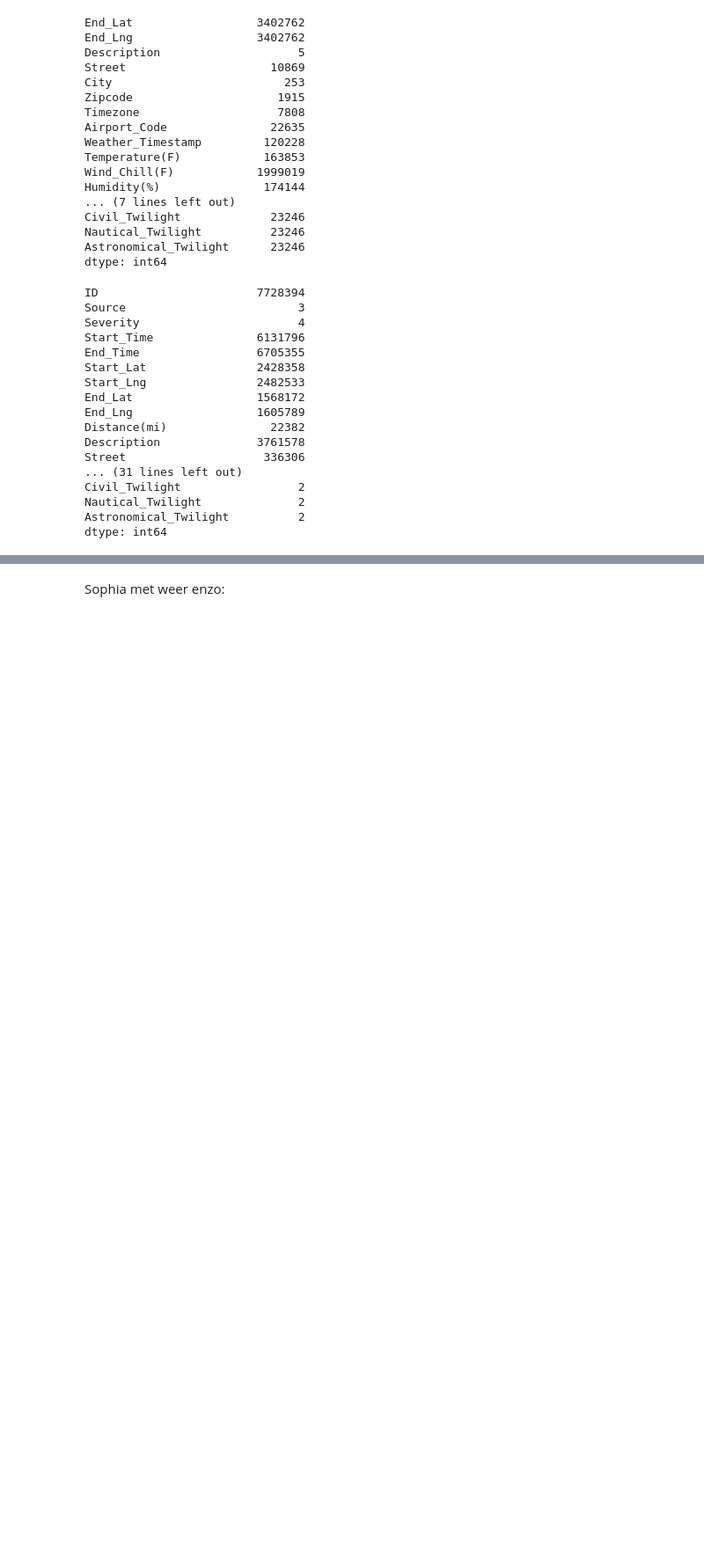
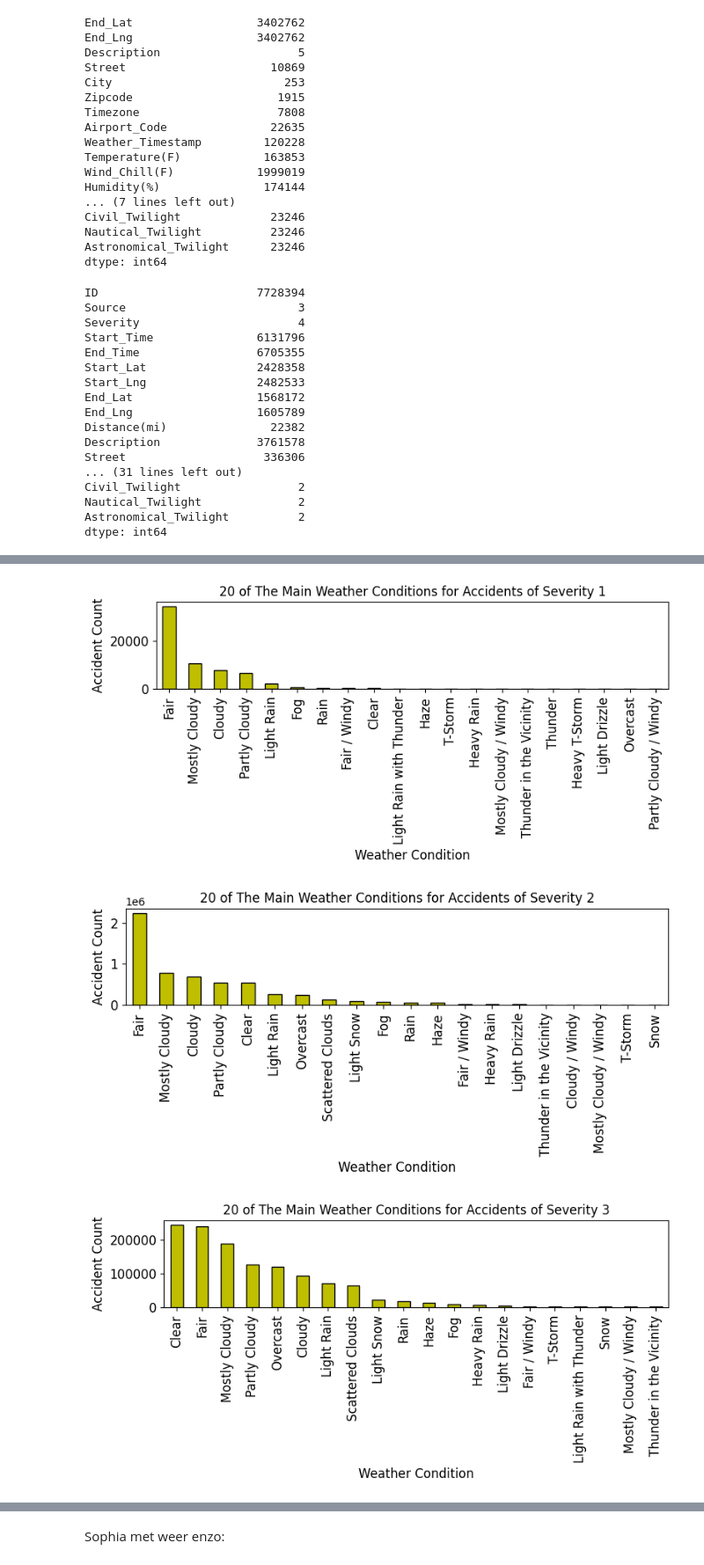
Before and after one commit to IsabelvanDam19/WT_Specialisatie, a Jupyter notebook: Beetje dingen enzo.ipynb, the cells around one changed output, grey strips where cells are left out. Shown at 88% size. Cells and saved outputs as stored; diff of their text form; code cells hidden in the pictures; blank space fills up the shorter version.

```diff
--- a/Beetje dingen enzo.ipynb
+++ b/Beetje dingen enzo.ipynb
@@ -506,0 +538,29 @@ dtype: int64
+# %%
+import matplotlib.pyplot as plt
+import numpy as np
+
+# Loop through severity levels
+for s in np.arange(1, 5):
+    # Create subplots with a smaller figsize
+    fig, ax = plt.subplots(figsize=(8, 4))
+
+    # Your plotting code
+    df1.loc[df1["Severity"] == s]['Weather_Condition'].value_counts().sort_values(ascending=False).head(20).plot.bar(width=0.5, color='y', edgecolor='k', align='center', linewidth=1, ax=ax)
+
+    # Set labels and title
+    ax.set_xlabel('Weather Condition', fontsize=12)
+    ax.set_ylabel('Accident Count', fontsize=12)
+    ax.set_title('20 of The Main Weather Conditions for Accidents of Severity ' + str(s), fontsize=12)
+
+    # Set tick label font size
+    ax.tick_params(axis='both', which='both', labelsize=12)
+
+    # Adjust layout
+    plt.tight_layout()
+
+    # Show the plot
+    plt.show()
+# %% [output]
+[figure, added]
+[figure, added]
+[figure, added]
```
Also changed, not shown: parts of 3 cells of this notebook.
